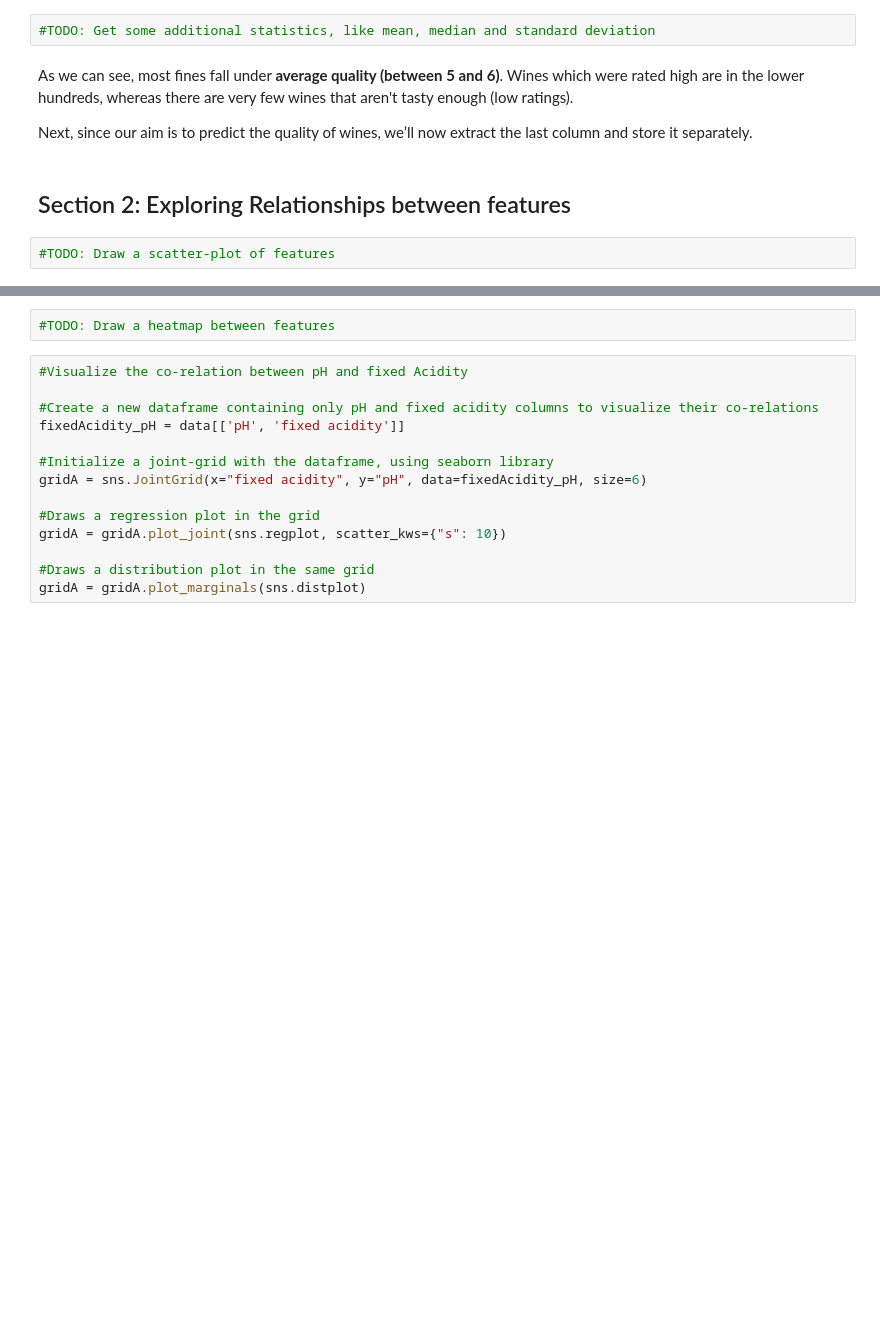
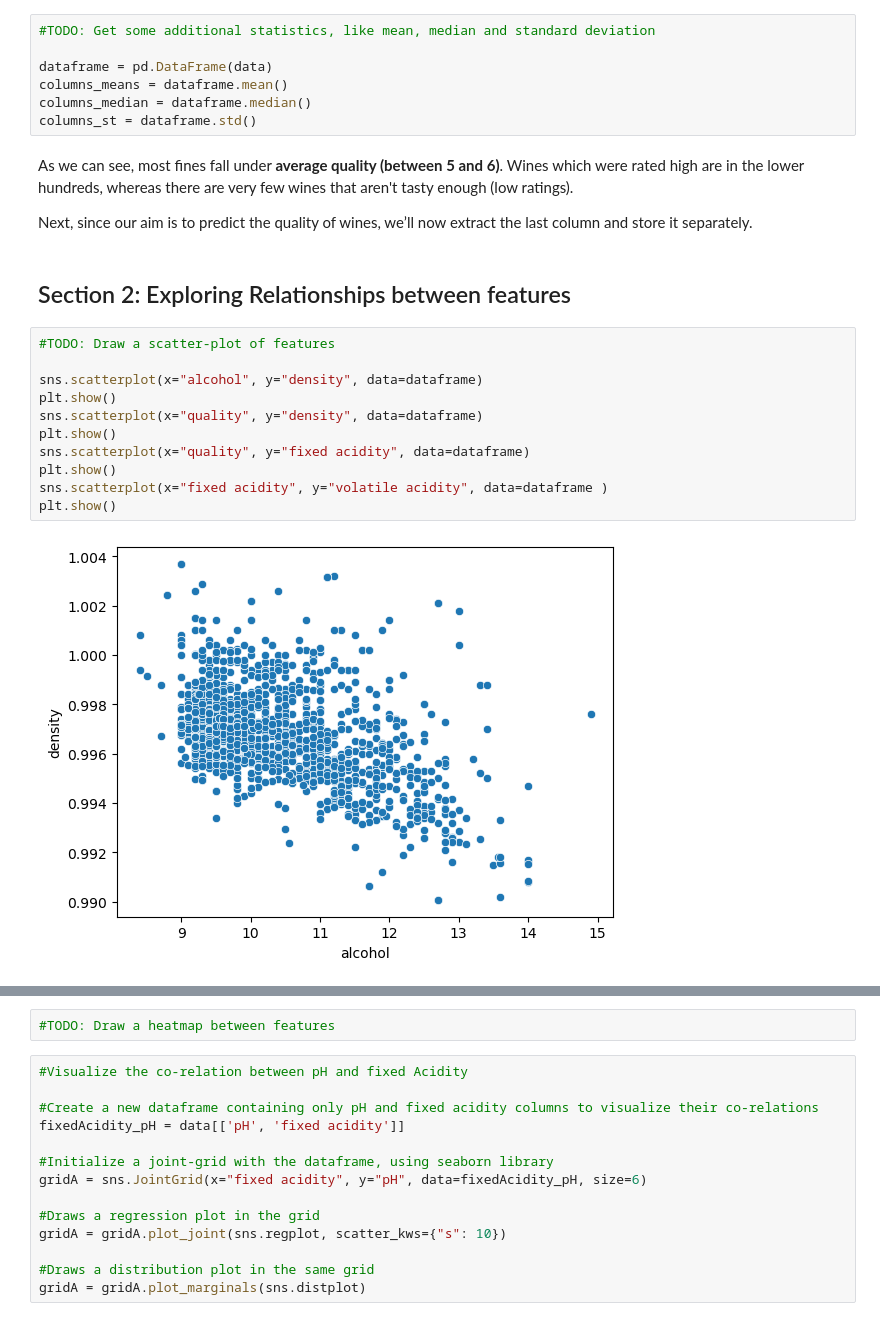
Before and after one commit to Saraamps/ML-supervised-learning, a Jupyter notebook: game-of-wines/game-of-wines.ipynb, the cells around one changed output, grey strips where cells are left out. Cells and saved outputs as stored; diff of their text form; blank space fills up the shorter version.

```diff
--- a/game-of-wines/game-of-wines.ipynb
+++ b/game-of-wines/game-of-wines.ipynb
@@ -124,11 +143,27 @@ Percentage of wines with quality 7 and above: 13.57%
 ### Get useful statistics, such as mean, median and standard deviation of the features:
 # %%
 #TODO: Get some additional statistics, like mean, median and standard deviation
+
+dataframe = pd.DataFrame(data)
+columns_means = dataframe.mean()
+columns_median = dataframe.median()
+columns_st = dataframe.std()
 # %% [markdown]
 As we can see, most fines fall under **average quality (between 5 and 6)**. Wines which were rated high are in the lower hundreds, whereas there are very few wines that aren't tasty enough (low ratings).
 
 Next, since our aim is to predict the quality of wines, we’ll now extract the last column and store it separately.
 # %% [markdown]
 ## Section 2: Exploring Relationships between features
-# %%
-#TODO: Draw a scatter-plot of features
+# %%
+#TODO: Draw a scatter-plot of features
+
+sns.scatterplot(x="alcohol", y="density", data=dataframe)
+plt.show()
+sns.scatterplot(x="quality", y="density", data=dataframe)
+plt.show()
+sns.scatterplot(x="quality", y="fixed acidity", data=dataframe)
+plt.show()
+sns.scatterplot(x="fixed acidity", y="volatile acidity", data=dataframe )
+plt.show()
+# %% [output]
+[figure, added]
```
Also changed, not shown: parts of 3 cells of this notebook.
